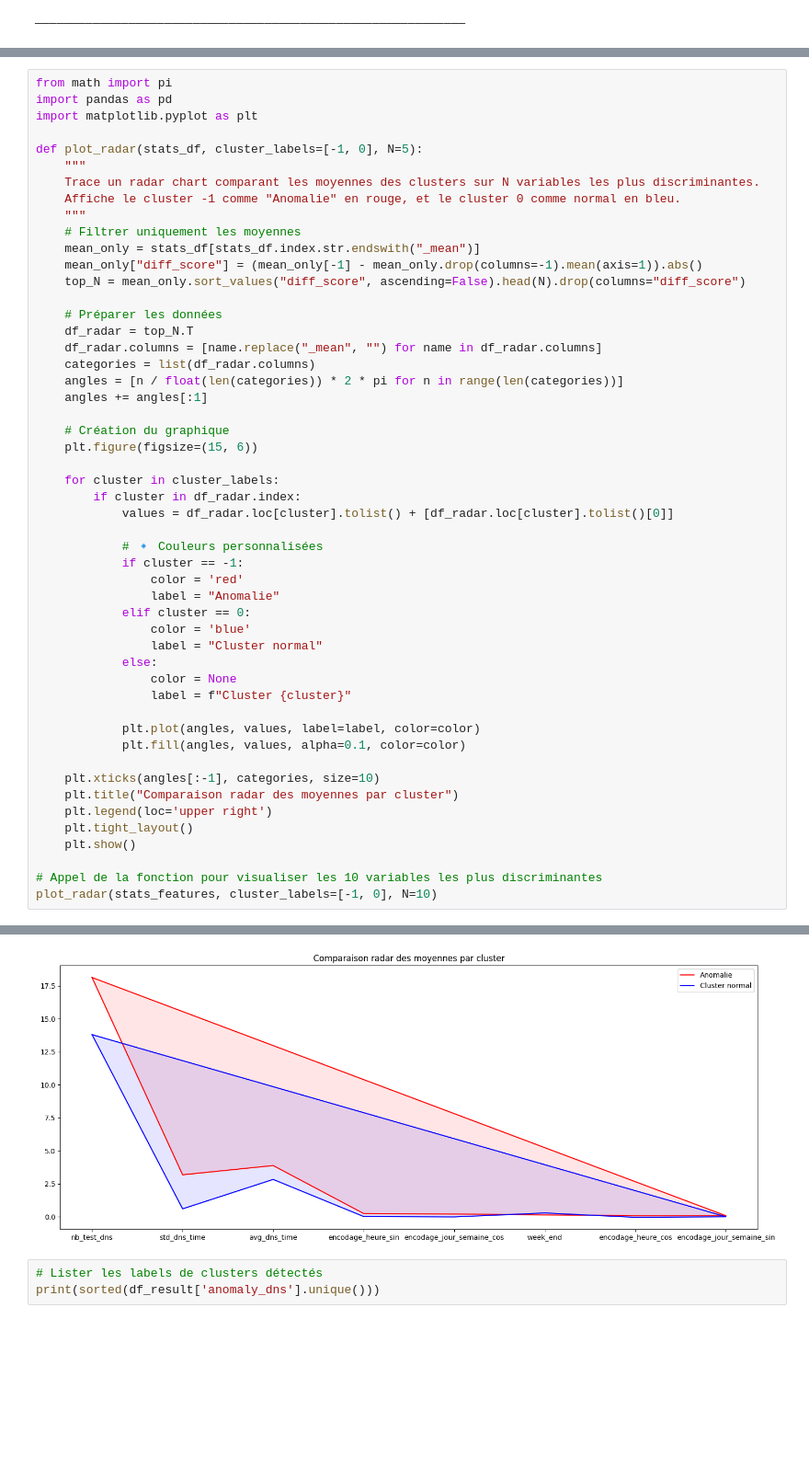
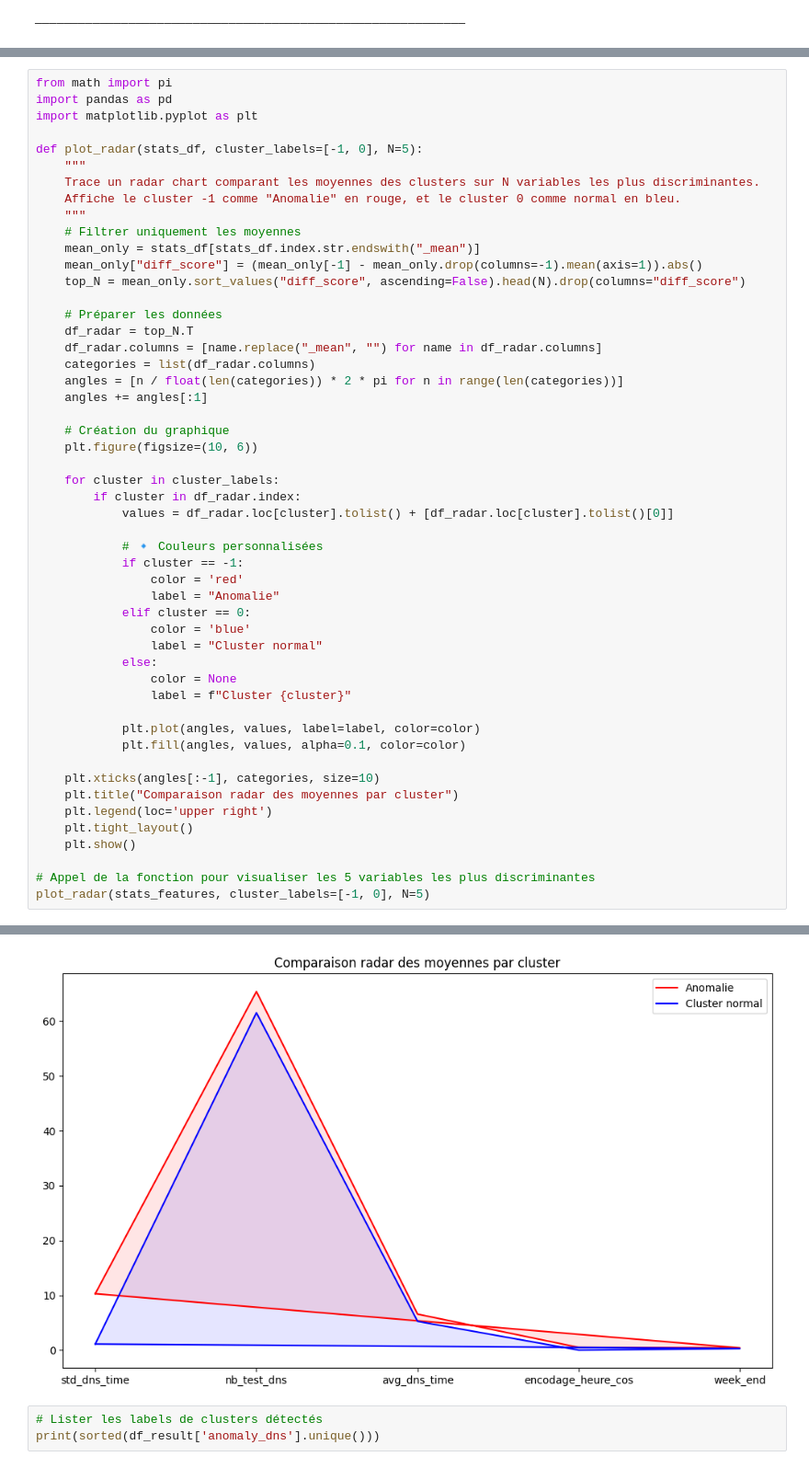
Before and after one commit to lucasvazelle/nexialog_challlenge, a Jupyter notebook: Model_IsolationForest.ipynb, the cells around one changed output, grey strips where cells are left out. Shown at 92% size. Drawn from its saved outputs; the diff is of its cells as text; blank space fills up the shorter version.

```diff
--- a/Model_IsolationForest.ipynb
+++ b/Model_IsolationForest.ipynb
@@ -1095,41 +1096,41 @@ def plot_radar(stats_df, cluster_labels=[-1, 0], N=5):
     angles += angles[:1]
 
     # Création du graphique
-    plt.figure(figsize=(15, 6))
+    plt.figure(figsize=(10, 6))
 
     for cluster in cluster_labels:
         if cluster in df_radar.index:
             values = df_radar.loc[cluster].tolist() + [df_radar.loc[cluster].tolist()[0]]
 
             # 🔹 Couleurs personnalisées
             if cluster == -1:
                 color = 'red'
                 label = "Anomalie"
             elif cluster == 0:
                 color = 'blue'
                 label = "Cluster normal"
             else:
                 color = None
                 label = f"Cluster {cluster}"
 
             plt.plot(angles, values, label=label, color=color)
             plt.fill(angles, values, alpha=0.1, color=color)
 
     plt.xticks(angles[:-1], categories, size=10)
     plt.title("Comparaison radar des moyennes par cluster")
     plt.legend(loc='upper right')
     plt.tight_layout()
     plt.show()
 
-# Appel de la fonction pour visualiser les 10 variables les plus discriminantes
-plot_radar(stats_features, cluster_labels=[-1, 0], N=10)
+# Appel de la fonction pour visualiser les 5 variables les plus discriminantes
+plot_radar(stats_features, cluster_labels=[-1, 0], N=5)
 # %% [output]
 A value is trying to be set on a copy of a slice from a DataFrame.
 Try using .loc[row_indexer,col_indexer] = value instead
 
 See the caveats in the documentation: https://pandas.pydata.org/pandas-docs/stable/user_guide/indexing.html#returning-a-view-versus-a-copy
   mean_only["diff_score"] = (mean_only[-1] - mean_only.drop(columns=-1).mean(axis=1)).abs()
-[figure, old version]
+[figure, new version]
 # %%
 # Lister les labels de clusters détectés
 print(sorted(df_result['anomaly_dns'].unique()))
```
Also changed, not shown: parts of 8 cells of this notebook.
